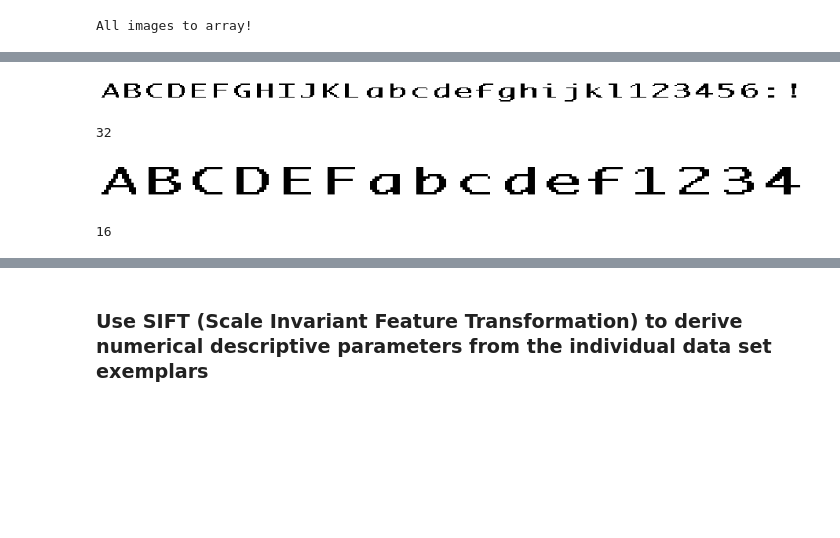
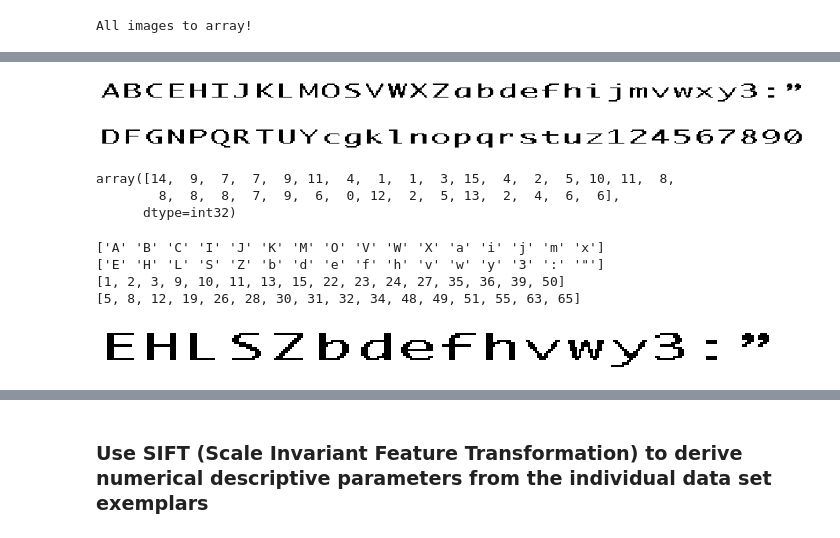
Before and after one commit to BazingaOo/CAP6615, a Jupyter notebook: HW2/CAP6615_Programming_Assignment#2-updated.ipynb, the cells around one changed output, grey strips where cells are left out. Cells and saved outputs as stored; diff of their text form; code cells hidden in the pictures; blank space fills up the shorter version.

Commit message:
select dataset based on similarity

```diff
--- a/HW2/CAP6615_Programming_Assignment#2-updated.ipynb
+++ b/HW2/CAP6615_Programming_Assignment#2-updated.ipynb
@@ -100,3 +117,6 @@ All images to array!
+# %%
+# flatten the data
+dataset_all_reshaped = dataset_all.reshape((65, 1, -1))
 # %%
 #print all
 fig, axs = plt.subplots(2, 33 ,figsize=(16,2))
@@ -174,31 +193,71 @@ for i, ax in enumerate(axs.flatten()):
     else:
         ax.remove()
 plt.show()
-##A-Z is from 1 to 26
-##a-z is from 27 to 52
-##1 to 9 to 0 is from 53-62
-## : is 63, ! is 64, " is 65
-labels_train = [1,2,3,4,5,6,7,8,9,10,11,12,27,28,29,30,31,32,33,34,35,36,37,38,53,54,55,56,57,58,63,64]
-len(labels_train)
 # %% [output]
-[figure, old version]
+[figure, new version]
-32
+# %%
+#print test
+fig, axs = plt.subplots(1, 32 ,figsize=(16,16))
+for i, ax in enumerate(axs.flatten()):
+    if i < len(dataset_test):
+        ax.imshow(dataset_test[i, 0], cmap='gray', interpolation='nearest', vmin=0, vmax=1)
+        ax.axis('off')
+    else:
+        ax.remove()
+plt.show()
+# %% [output]
+[figure, added]
+# %%
+# select training dataset based on dissimilarity
+kmeans = KMeans(n_clusters=16, random_state=0).fit(dataset_train_reshaped.reshape(32, -1))
+kmeans_labels = kmeans.labels_
+kmeans_labels
+# %% [output]
+array([14,  9,  7,  7,  9, 11,  4,  1,  1,  3, 15,  4,  2,  5, 10, 11,  8,
+        8,  8,  8,  7,  9,  6,  0, 12,  2,  5, 13,  2,  4,  6,  6],
+      dtype=int32)
+# %%
+keys_val = np.array([0]*n_val_sample)
+keys_train_small = np.array([0]*n_val_sample)
+labels_train_small = np.array([0]*n_val_sample)
+for i in range(n_val_sample):
+    labels_train_small[i] = np.where(kmeans_labels == i)[0][0]
+labels_train_small = sorted(labels_train_small)
+keys_train_small =  keys_train[labels_train_small]
+print(keys_train_small)
+labels_val = np.array(list(set(range(32))^set(labels_train_small))[0:n_val_sample])
+labels_val = sorted(labels_val)
+keys_val =  keys_train[labels_val]
+print(keys_val)
+
+
+
+# #start from 1 to 65
+labels_train_small = np.array([np.where(keys_full == i)[0][0] for i in keys_train_small])
+labels_val = np.array([np.where(keys_full == i)[0][0] for i in keys_val])
+labels_train_small = [x + 1 for x in labels_train_small]
+labels_val = [x + 1 for x in labels_val]
+print(labels_train_small)
+print(labels_val)
+# %% [output]
+['A' 'B' 'C' 'I' 'J' 'K' 'M' 'O' 'V' 'W' 'X' 'a' 'i' 'j' 'm' 'x']
+['E' 'H' 'L' 'S' 'Z' 'b' 'd' 'e' 'f' 'h' 'v' 'w' 'y' '3' ':' '"']
+[1, 2, 3, 9, 10, 11, 13, 15, 22, 23, 24, 27, 35, 36, 39, 50]
+[5, 8, 12, 19, 26, 28, 30, 31, 32, 34, 48, 49, 51, 55, 63, 65]
+# %%
+#create val
+for idx in range(n_val_sample):
+    dataset_val[idx] = dataset_all[labels_val[idx]-1]
 # %%
 #print val
-fig, axs = plt.subplots(1, 16 ,figsize=(16,16))
+fig, axs = plt.subplots(1, 16 ,figsize=(12,12))
 for i, ax in enumerate(axs.flatten()):
     if i < len(dataset_val):
         ax.imshow(dataset_val[i, 0], cmap='gray', interpolation='nearest', vmin=0, vmax=1)
         ax.axis('off')
     else:
         ax.remove()
 plt.show()
-##A-Z is from 1 to 26
-##a-z is from 27 to 52
-##1 to 9 to 0 is from 53-62
-## : is 63, ! is 64, " is 65
-labels_val = [1,2,3,4,5,6,27,28,29,30,31,32,53,54,55,56]
-len(labels_val)
+dataset_val_reshaped = dataset_val.reshape((n_val_sample, 1, -1))
 # %% [output]
-[figure, old version]
+[figure, new version]
-16
```
Also changed, not shown: parts of 49 cells of this notebook.
